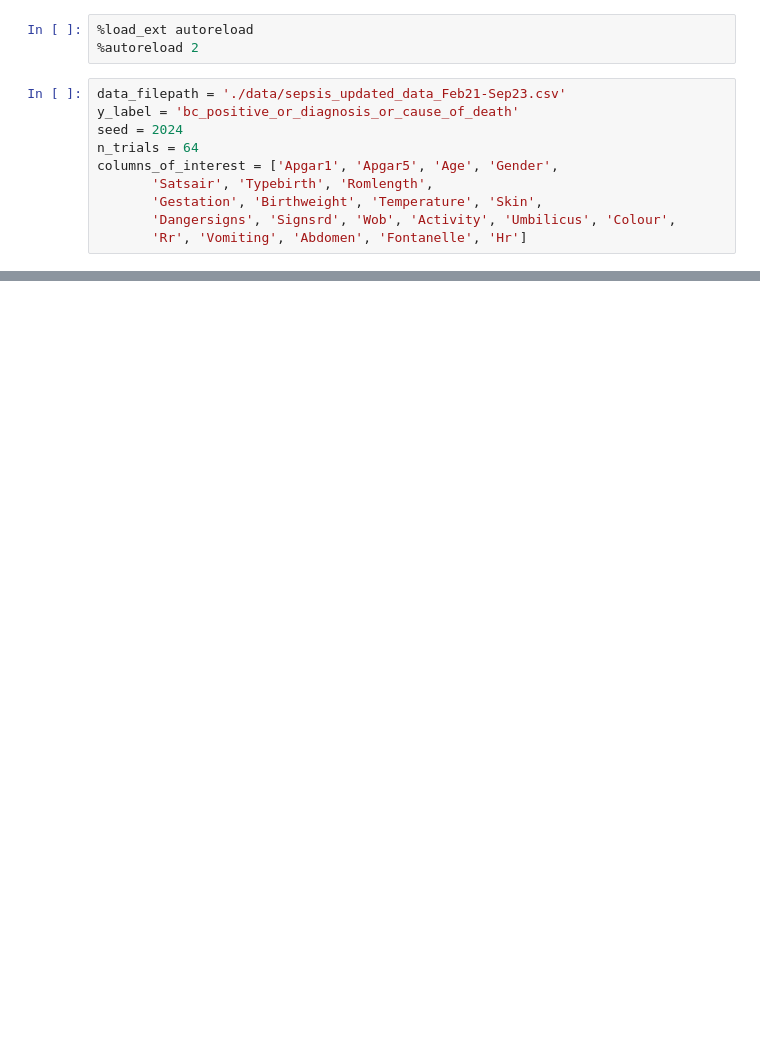
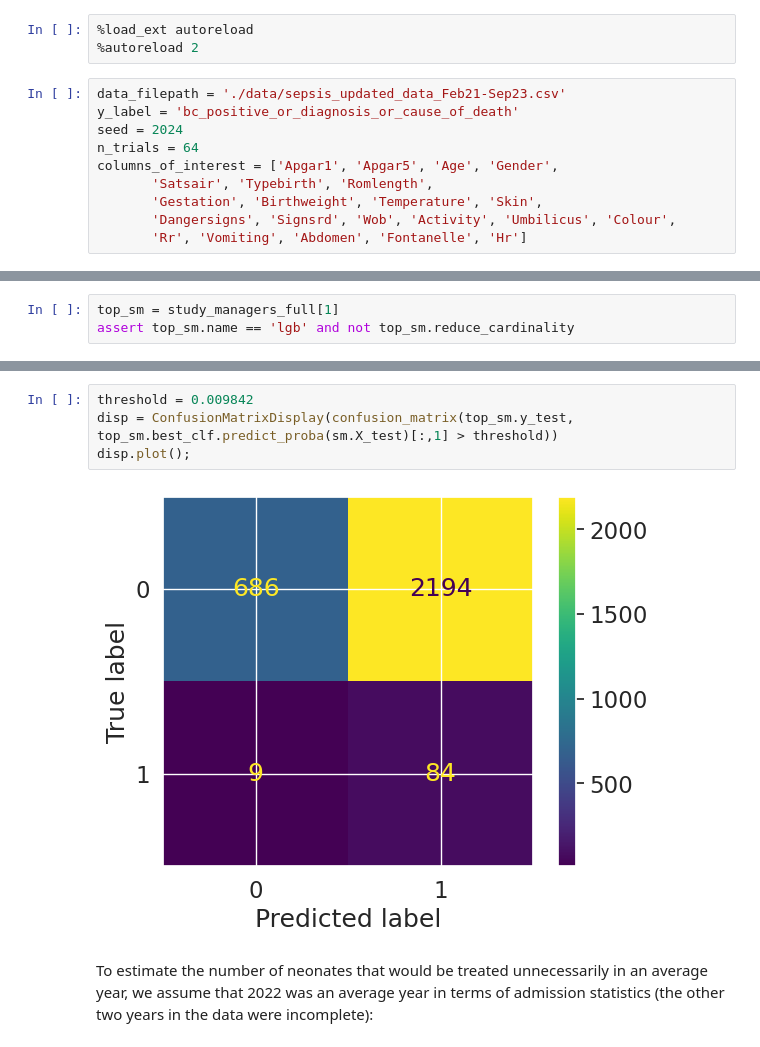
Before and after one commit to edlowther/neotree-report, a Jupyter notebook: analysis.ipynb, the cells around one changed output, grey strips where cells are left out. Cells and saved outputs as stored; diff of their text form; blank space fills up the shorter version.

Commit message:
Calculate false positives and false negatives in an average year

```diff
--- a/analysis.ipynb
+++ b/analysis.ipynb
@@ -296,0 +317,3 @@ lgb False
+# %%
+top_sm = study_managers_full[1]
+assert top_sm.name == 'lgb' and not top_sm.reduce_cardinality
@@ -296,0 +331,8 @@ lgb False
+# %%
+threshold = 0.009842
+disp = ConfusionMatrixDisplay(confusion_matrix(top_sm.y_test, top_sm.best_clf.predict_proba(sm.X_test)[:,1] > threshold))
+disp.plot();
+# %% [output]
+[figure, added]
+# %% [markdown]
+To estimate the number of neonates that would be treated unnecessarily in an average year, we assume that 2022 was an average year in terms of admission statistics (the other two years in the data were incomplete):
```
Also changed, not shown: parts of 15 cells of this notebook.
